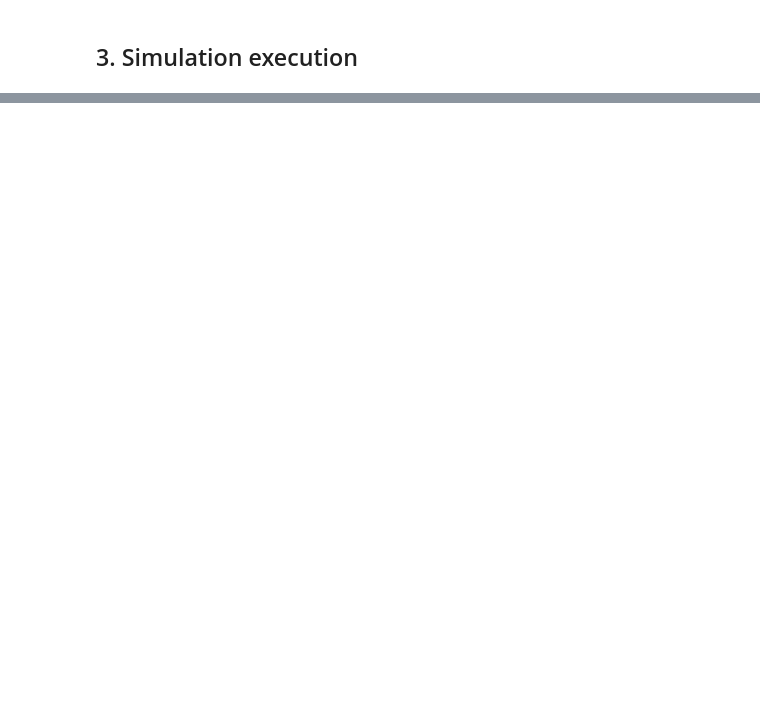
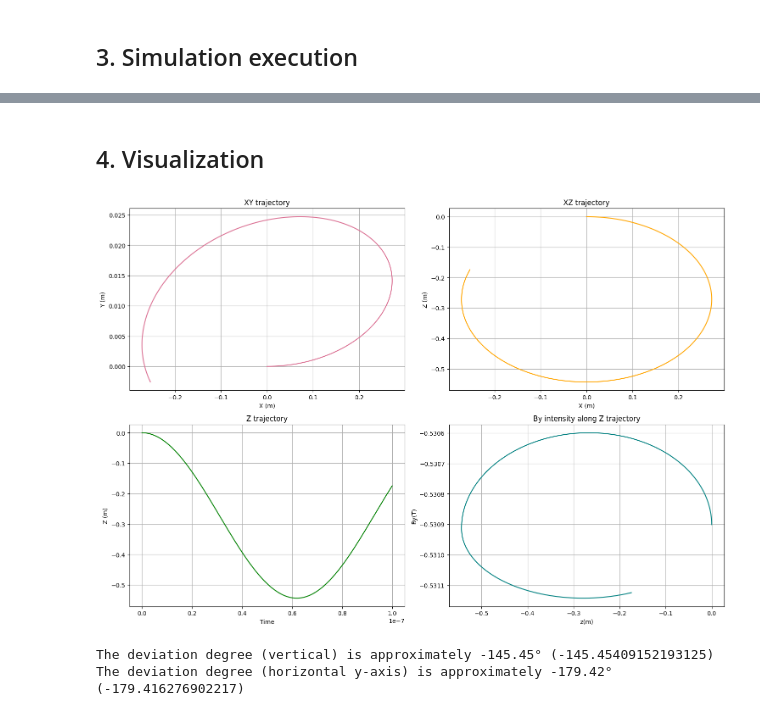
Before and after one commit to Luiza160/Trajectory-of-a-particle, a Jupyter notebook: final_version.ipynb, the cells around one changed output, grey strips where cells are left out. Saved outputs shown, nothing was run; the diff lists cells and outputs as text; code cells hidden in the pictures; blank space fills up the shorter version.

```diff
--- a/final_version.ipynb
+++ b/final_version.ipynb
@@ -61,8 +45,0 @@ Ec0 = 1      # initial kinetic energy (MeV)
-# %%
-''' ==== time conditions ==== '''
-
-step = 1e-12      # time step
-
-
-t = float(input('Type the elapsed time of the simulation (unit: [s])'))
-total_t = t    # total elapsed time (s)
@@ -71,13 +45,0 @@ total_t = t    # total elapsed time (s)
-# %%
-''' === choosing the numerical method === '''
-
-num_method = input('Type the desired numerical method (boris or rk4) exactly like the examples given')
-
-if num_method == 'boris':
-    method = 'boris'
-
-elif num_method == 'rk4':
-    method = 'rk4'
-
-else:
-    print("ERROR")
@@ -130,11 +47,8 @@ output_graphic = bool(input('If you want to visualize the graphics and results,
 ## 3. Simulation execution
 # %%
 # run the simulation
-solve_trajectory(m, q,
-                 x0, y0, z0, I,
+traj = solve_trajectory(m, q,
+                 x0, y0, z0, v_direction, Ec0,
                  b_field, e_field,
-                 create_interpolators, rk4, boris, flat_trajectory, deviation_degree, three_dimensional_trajectory, field_plot,
-                 Ec0, v_direction,
-                 step, total_t,
-                 output_file, output_graphic, txt_name, file_name, magnet_name, traj_distance,
-                 method, current)
+                 method, step, total_t,
+                 output_file='traj_calculation_results')
@@ -161,0 +55,10 @@ The deviation degree (horizontal y-axis) is approximately 1.05° (1.052031636217
+# %% [markdown]
+## 4. Visualization
+# %%
+analysis.plot_2d_trajectory(traj, total_t)
+analysis.plot_3d_trajectory(traj)
+analysis.show_deviation_degree(traj)
+# %% [output]
+[figure, added]
+The deviation degree (vertical) is approximately -145.45° (-145.45409152193125)
+The deviation degree (horizontal y-axis) is approximately -179.42° (-179.416276902217)
```
Also changed, not shown: parts of 12 cells of this notebook, 9 other files.
